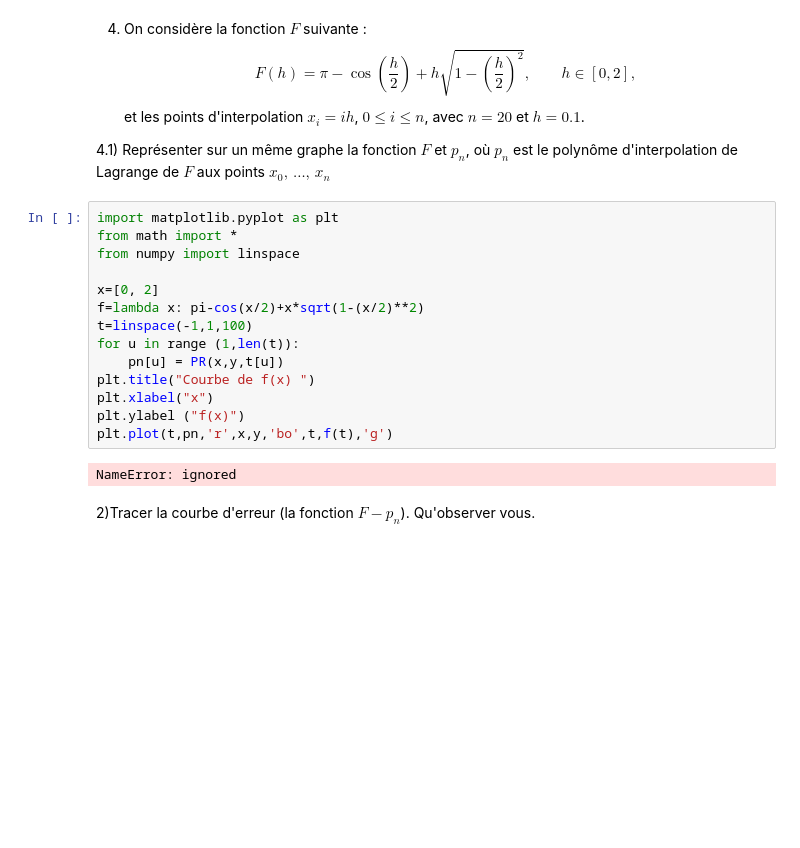
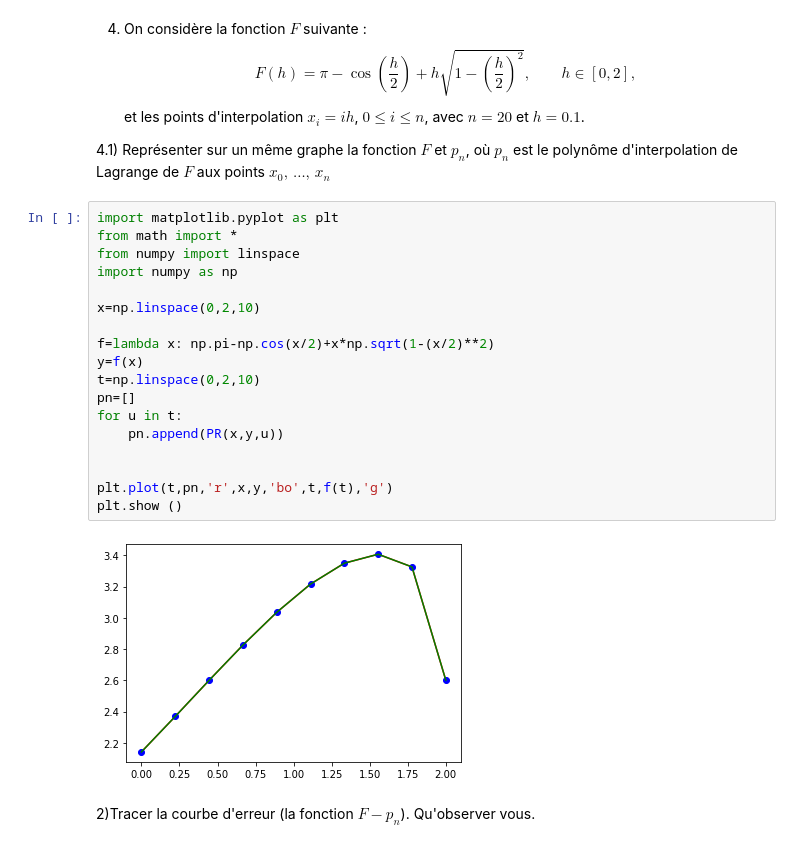
Before and after one commit to ichrakbensaad1/NUM_ANALYSIS, a Jupyter notebook: tp2.ipynb, the cells around one changed output. Saved outputs shown, nothing was run; the diff lists cells and outputs as text; blank space fills up the shorter version.

```diff
--- a/tp2.ipynb
+++ b/tp2.ipynb
@@ -126,19 +128,23 @@ $$et les points d'interpolation $x_i = ih$, $0\leq i\leq n$, avec $ n=20$ et $h=
 # %%
 import matplotlib.pyplot as plt
 from math import *
 from numpy import linspace
+import numpy as np
 
-x=[0, 2]
-f=lambda x: pi-cos(x/2)+x*sqrt(1-(x/2)**2)
-t=linspace(-1,1,100)
-for u in range (1,len(t)):
-    pn[u] = PR(x,y,t[u])
-plt.title("Courbe de f(x) ")
-plt.xlabel("x")
-plt.ylabel ("f(x)")
+x=np.linspace(0,2,10)
+
+f=lambda x: np.pi-np.cos(x/2)+x*np.sqrt(1-(x/2)**2)
+y=f(x)
+t=np.linspace(0,2,10)
+pn=[]
+for u in t:
+    pn.append(PR(x,y,u))
+
+
 plt.plot(t,pn,'r',x,y,'bo',t,f(t),'g')
+plt.show ()
 # %% [output]
-NameError: ignored
+[figure, added]
 # %% [markdown]
 
 2)Tracer la courbe d'erreur (la fonction $F-p_n$). Qu'observer vous.
```
Also changed, not shown: parts of 8 cells of this notebook.
